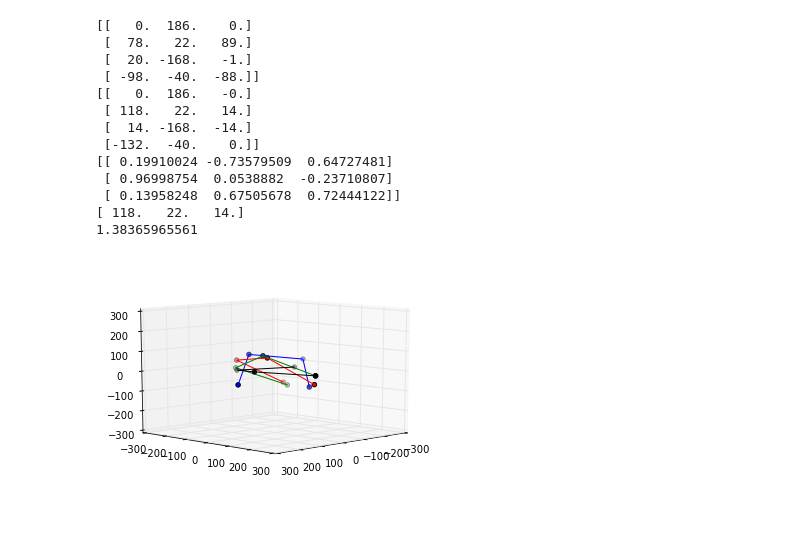
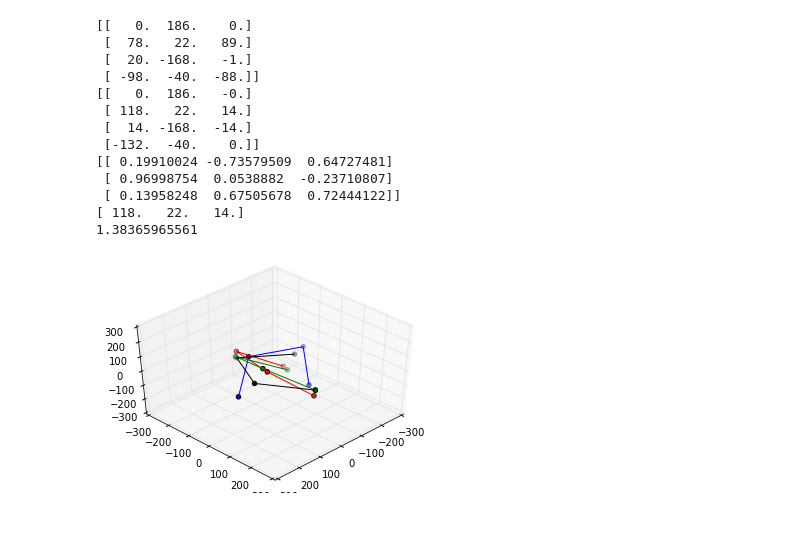
Before and after one commit to Oftatkofta/Compass_belt, a Jupyter notebook: compass_belt_test.ipynb, the cells around one changed output. Drawn from its saved outputs; the diff is of its cells as text; code cells hidden in the pictures.

```diff
--- a/compass_belt_test.ipynb
+++ b/compass_belt_test.ipynb
@@ -127,28 +153,28 @@ print(heading)
 [ 118.   22.   14.]
 1.38365965561
 # %%
-elevation, azim = 10, 45
+elevation, azim = 45, 45
 minval, maxval = -300, 300
 fig = plt.figure()
 ax = fig.add_subplot(111, projection='3d')
 #ax.scatter(rawCalibrationMatrix[:,0], rawCalibrationMatrix[:,1], rawCalibrationMatrix[:,2], c='r')
 #ax.plot(rawCalibrationMatrix[:,0], rawCalibrationMatrix[:,1], rawCalibrationMatrix[:,2], c='r')
 ax.scatter(calibrationMatrix[:,0], calibrationMatrix[:,1], calibrationMatrix[:,2])
 ax.plot(calibrationMatrix[:,0], calibrationMatrix[:,1], calibrationMatrix[:,2])
 ax.scatter(zRot[:,0], zRot[:,1], zRot[:,2], c='r')
 ax.plot(zRot[:,0], zRot[:,1], zRot[:,2], c='r')
 ax.scatter(xRot[:,0], xRot[:,1], xRot[:,2], c='g')
 ax.plot(xRot[:,0], xRot[:,1], xRot[:,2], c='g')
 ax.scatter(yRot[:,0], yRot[:,1], yRot[:,2], c='black')
 ax.plot(yRot[:,0], yRot[:,1], yRot[:,2], c='black')
 
 ax.view_init(elev=elevation, azim=azim)
 ax.set_xlim3d(minval, maxval)
 ax.set_ylim3d(minval, maxval)
 ax.set_zlim3d(minval, maxval)
 
 fig.show()
 # %% [output]
-[figure, old version]
+[figure, new version]
 # %% [markdown]
 ###
```
Also changed, not shown: parts of 1 cell of this notebook, 1 other file.
